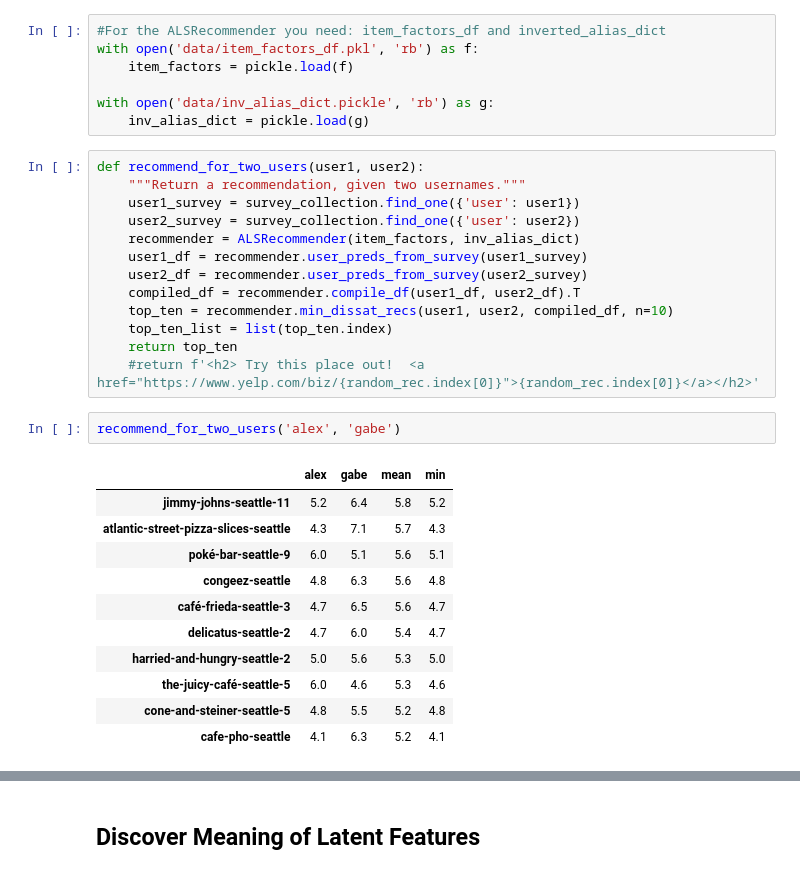
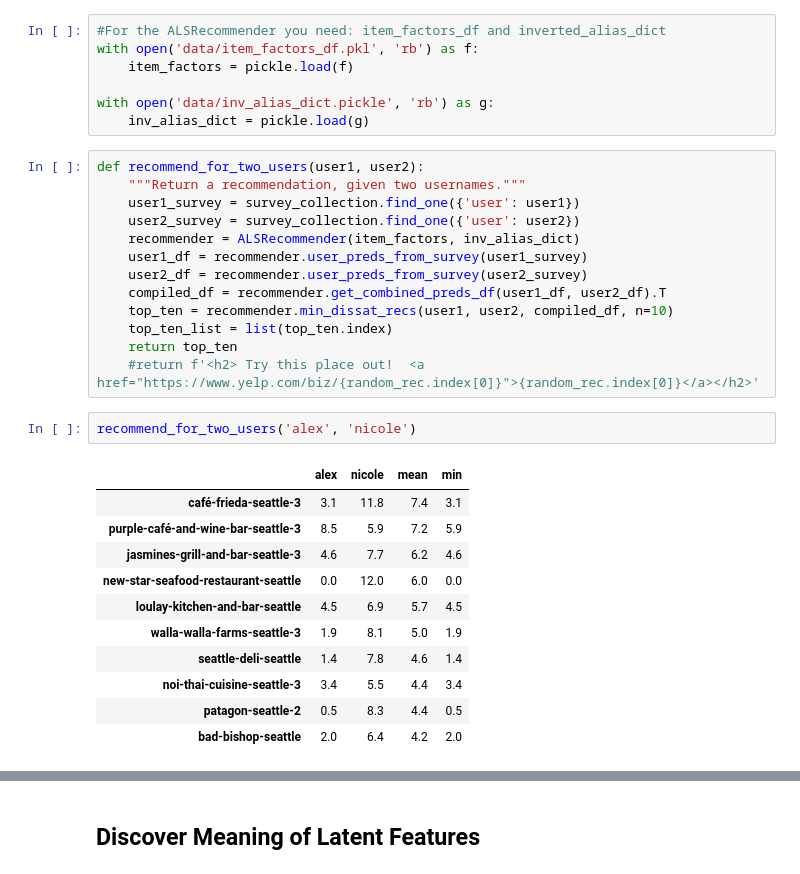
Before and after one commit to Gnishimura/We_Eat, a Jupyter notebook: a_to_z.ipynb, the cells around one changed output, grey strips where cells are left out. Cells and saved outputs as stored; diff of their text form.

Commit message:
fix user rating range imbalance

```diff
--- a/a_to_z.ipynb
+++ b/a_to_z.ipynb
@@ -113,22 +135,22 @@ def recommend_for_two_users(user1, user2):
     recommender = ALSRecommender(item_factors, inv_alias_dict)
     user1_df = recommender.user_preds_from_survey(user1_survey)
     user2_df = recommender.user_preds_from_survey(user2_survey)
-    compiled_df = recommender.compile_df(user1_df, user2_df).T
+    compiled_df = recommender.get_combined_preds_df(user1_df, user2_df).T
     top_ten = recommender.min_dissat_recs(user1, user2, compiled_df, n=10)
     top_ten_list = list(top_ten.index)
     return top_ten
     #return f'<h2> Try this place out!  <a href="https://www.yelp.com/biz/{random_rec.index[0]}">{random_rec.index[0]}</a></h2>'
 # %%
-recommend_for_two_users('alex', 'gabe')
+recommend_for_two_users('alex', 'nicole')
 # %% [output]
-|  | alex | gabe | mean | min |
-| jimmy-johns-seattle-11 | 5.2 | 6.4 | 5.8 | 5.2 |
-| atlantic-street-pizza-slices-seattle | 4.3 | 7.1 | 5.7 | 4.3 |
-| poké-bar-seattle-9 | 6.0 | 5.1 | 5.6 | 5.1 |
-| congeez-seattle | 4.8 | 6.3 | 5.6 | 4.8 |
-| café-frieda-seattle-3 | 4.7 | 6.5 | 5.6 | 4.7 |
-| delicatus-seattle-2 | 4.7 | 6.0 | 5.4 | 4.7 |
-| harried-and-hungry-seattle-2 | 5.0 | 5.6 | 5.3 | 5.0 |
-| the-juicy-café-seattle-5 | 6.0 | 4.6 | 5.3 | 4.6 |
-| cone-and-steiner-seattle-5 | 4.8 | 5.5 | 5.2 | 4.8 |
-| cafe-pho-seattle | 4.1 | 6.3 | 5.2 | 4.1 |
+|  | alex | nicole | mean | min |
+| café-frieda-seattle-3 | 3.1 | 11.8 | 7.4 | 3.1 |
+| purple-café-and-wine-bar-seattle-3 | 8.5 | 5.9 | 7.2 | 5.9 |
+| jasmines-grill-and-bar-seattle-3 | 4.6 | 7.7 | 6.2 | 4.6 |
+| new-star-seafood-restaurant-seattle | 0.0 | 12.0 | 6.0 | 0.0 |
+| loulay-kitchen-and-bar-seattle | 4.5 | 6.9 | 5.7 | 4.5 |
+| walla-walla-farms-seattle-3 | 1.9 | 8.1 | 5.0 | 1.9 |
+| seattle-deli-seattle | 1.4 | 7.8 | 4.6 | 1.4 |
+| noi-thai-cuisine-seattle-3 | 3.4 | 5.5 | 4.4 | 3.4 |
+| patagon-seattle-2 | 0.5 | 8.3 | 4.4 | 0.5 |
+| bad-bishop-seattle | 2.0 | 6.4 | 4.2 | 2.0 |
```
Also changed, not shown: parts of 36 cells of this notebook.
